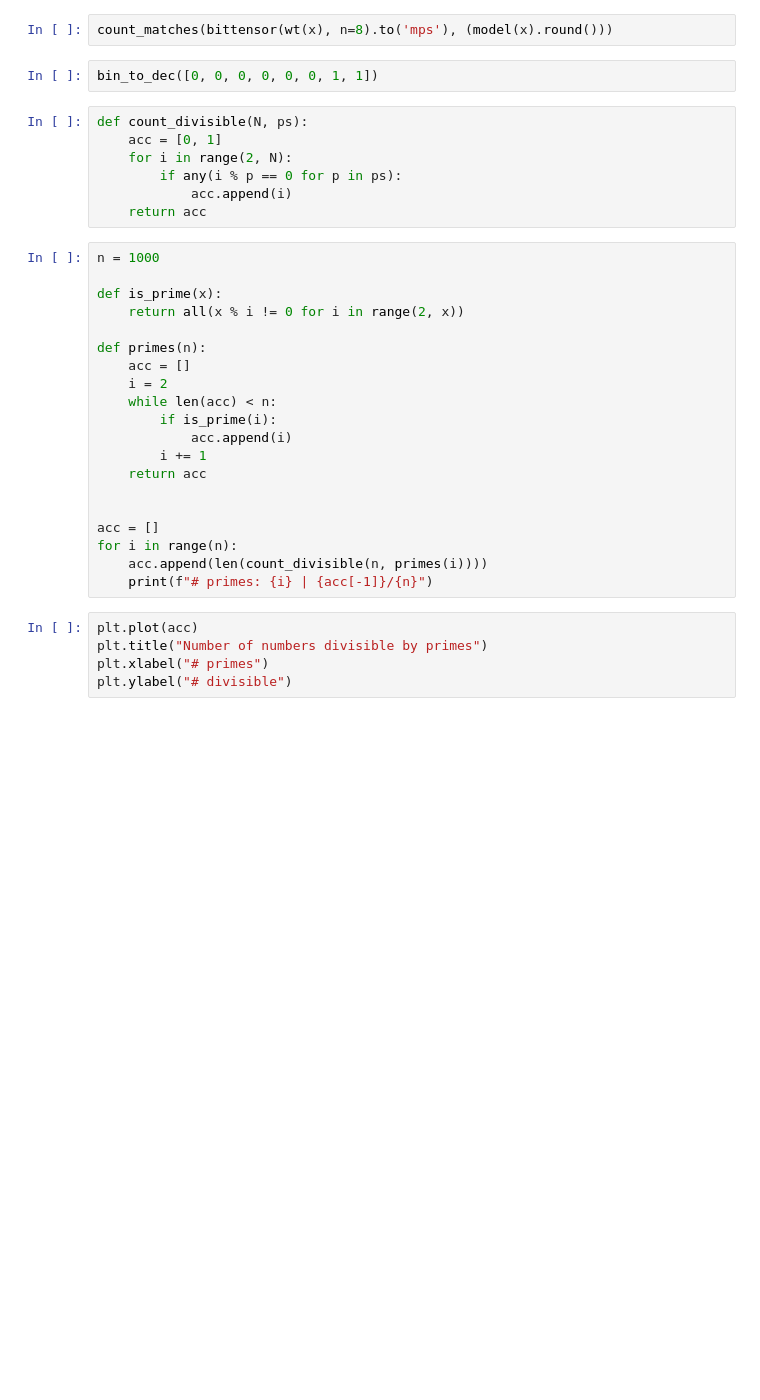
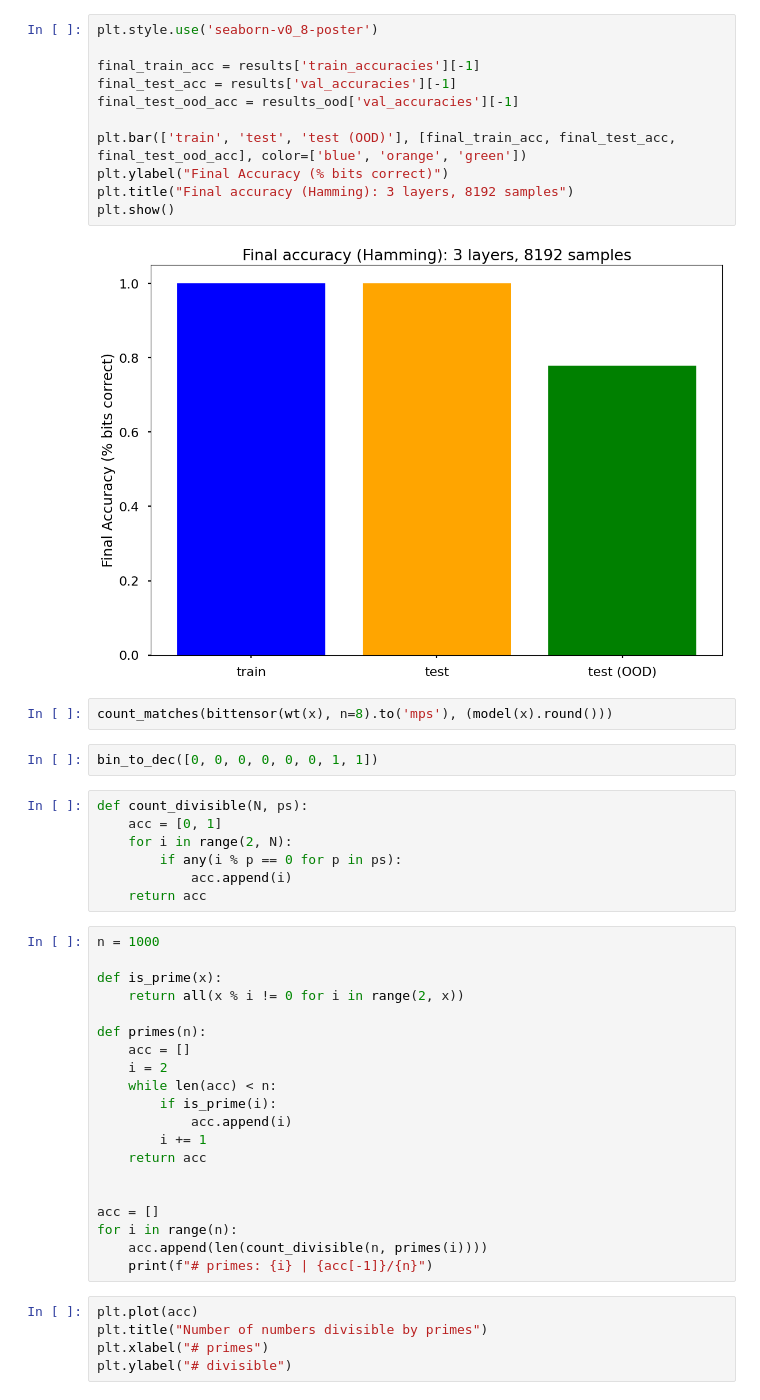
Before and after one commit to hilalmufti/what-functions-can-nns-learn, a Jupyter notebook: MLPHammingBinaryTransductionAdamW.ipynb, the cells around one changed output. Cells and saved outputs as stored; diff of their text form; blank space fills up the shorter version.

```diff
--- a/MLPHammingBinaryTransductionAdamW.ipynb
+++ b/MLPHammingBinaryTransductionAdamW.ipynb
@@ -86,3 +155,16 @@ plt.show()
+# %%
+plt.style.use('seaborn-v0_8-poster')
+
+final_train_acc = results['train_accuracies'][-1]
+final_test_acc = results['val_accuracies'][-1]
+final_test_ood_acc = results_ood['val_accuracies'][-1]
+
+plt.bar(['train', 'test', 'test (OOD)'], [final_train_acc, final_test_acc, final_test_ood_acc], color=['blue', 'orange', 'green'])
+plt.ylabel("Final Accuracy (% bits correct)")
+plt.title("Final accuracy (Hamming): 3 layers, 8192 samples")
+plt.show()
+# %% [output]
+[figure, added]
 # %%
 count_matches(bittensor(wt(x), n=8).to('mps'), (model(x).round()))
 # %%
```
Also changed, not shown: parts of 7 cells of this notebook, 6 other files.
